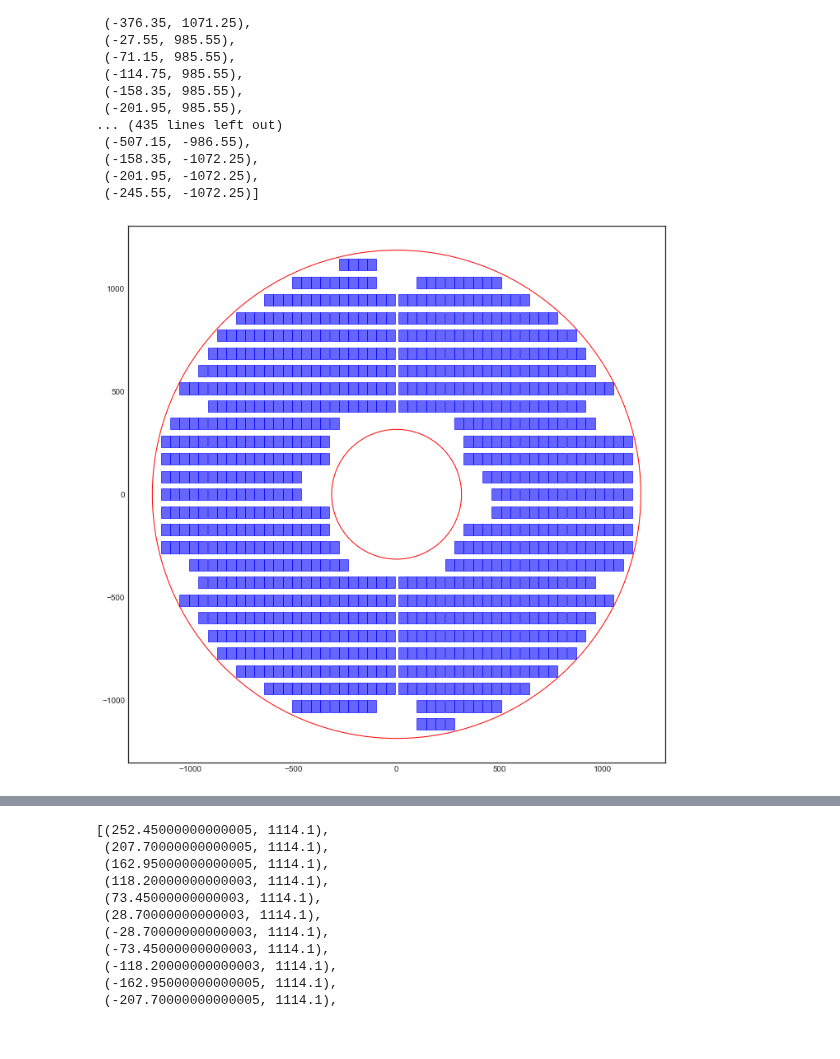
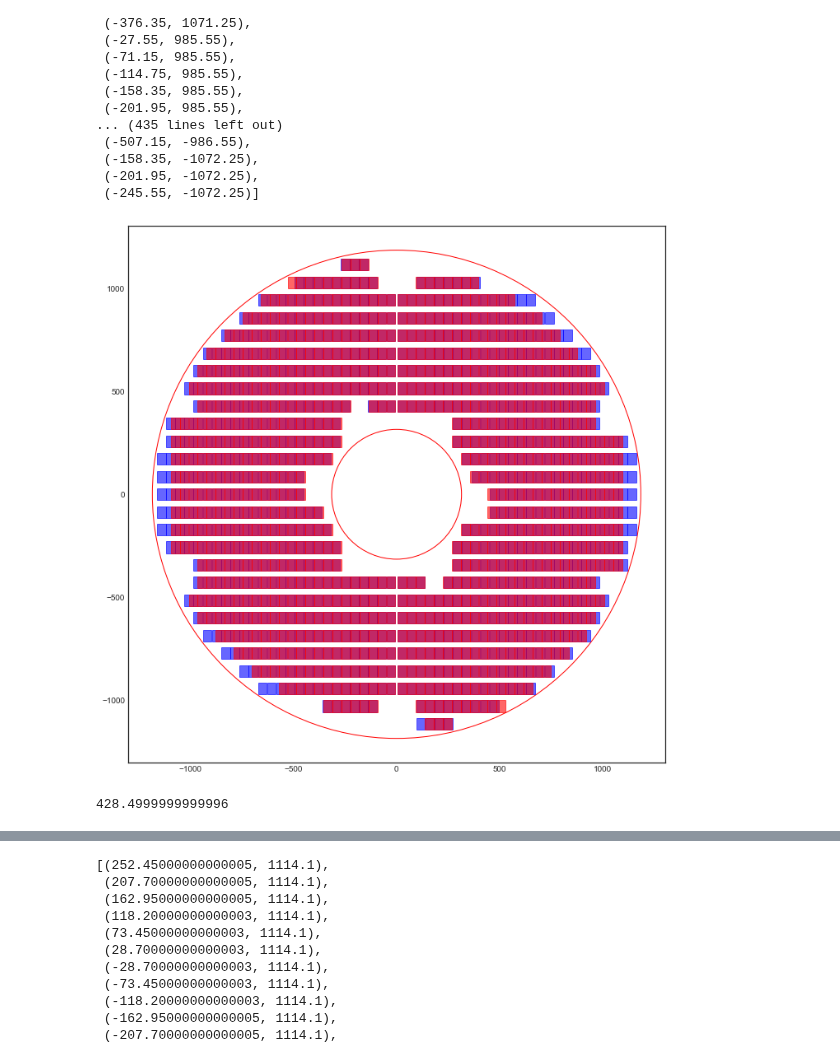
Before and after one commit to yashmehra028/ETL-Copy, a Jupyter notebook: new_task.ipynb, the cells around one changed output, grey strips where cells are left out. Saved outputs shown, nothing was run; the diff lists cells and outputs as text; code cells hidden in the pictures.

```diff
--- a/new_task.ipynb
+++ b/new_task.ipynb
@@ -272,7 +272,7 @@ def make_txt2(first_mod_center,mod_size_x=43.1,mod_size_y=56.5,mod_gap_x=0.5,mod
 
 # centers = make_txt2(top2)
 # %%
-centers2 = make_txt2((top2[0]-1.9,top2[1]),mod_size_x=45,mod_gap_x=0.5)
+centers2 = make_txt2((top2[0],top2[1]),mod_size_x=43.1,mod_gap_x=1.45)
 centers2.sort(key=lambda x:[x[1],x[0]],reverse=True)
 centers2
 # %% [output]
@@ -442,31 +444,39 @@ coordinates_txt
 # %%
 plt.rcParams['figure.figsize'] = [12, 12]
 
 inner = plt.Circle((0, 0), 315,fill=None, edgecolor='r')
 outer = plt.Circle((0, 0), 1185,fill=None, edgecolor='r')
 
 plt.gca().add_patch(inner)
 plt.gca().add_patch(outer)
 
 
 for x1,y1 in centers2:
-    m = Module(height=45,width=56.5,x=x1,y=y1)
+    m = Module(height=43.1,width=56.5,x=x1,y=y1)
     plt.gca().add_patch(m.getPolygon2(color='blue'))
+
+df = pd.read_csv('data/Face 2.txt',sep='\t')
+
+df = df.loc[df['Module '] != 754]
+for x1,y1 in zip(df['X'],df['Y']):
+    x1,y1 = float(x1),float(y1)
+    m = Module(height=43.1,width=56.5,x=x1,y=y1)
+    plt.gca().add_patch(m.getPolygon2(color='red'))
 
 # df = pd.read_csv('data/Face 1.txt',sep='\t')
 
 # # df = df.loc[df['Module '] != 754]
 # for x1,y1 in zip(df['X'],df['Y']):
 #     x1,y1 = float(x1),float(y1)
 #     m = Module(height=43.1,width=56.5,x=x1,y=y1)
 #     plt.gca().add_patch(m.getPolygon2(color='red'))
 
 
 # plt.legend(['custom made file', 'original txt'])
 # plt.gca().get_legend().legendHandles[0].set_color('blue')
 
 plt.axis('scaled')
 # plt.savefig('./new_configs/overlap_2_with_original')
 plt.show()
 # %% [output]
-[figure, old version]
+[figure, new version]
@@ -473,3 +555,7 @@ plt.show()
+# %%
+uniques_y[8]
+# %% [output]
+428.4999999999996
 # %%
 uniques_y = sorted(list(set([y for x,y in output])),reverse=True)
 for y in uniques_y:
```
Also changed, not shown: parts of 7 cells of this notebook, 3 other files.
